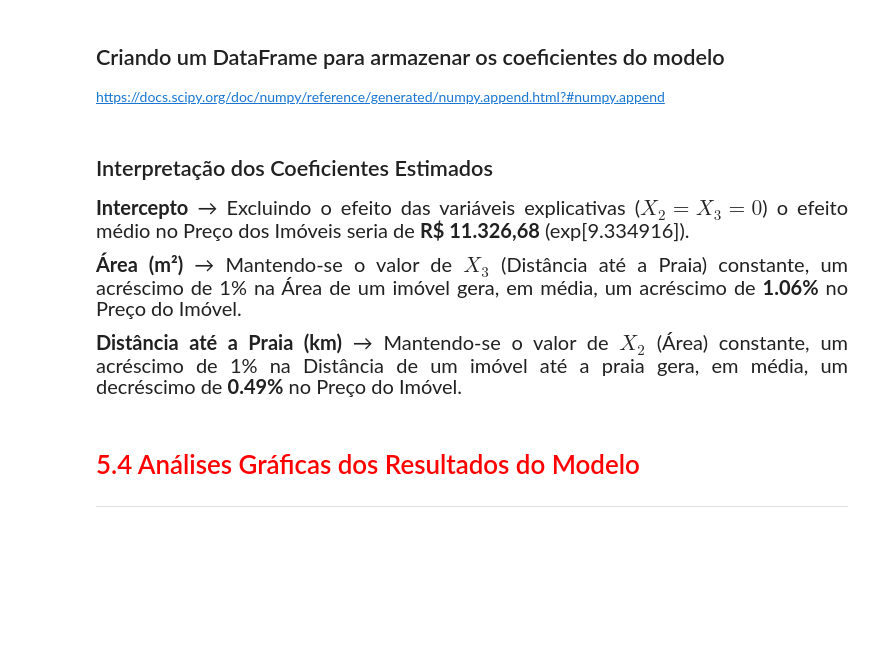
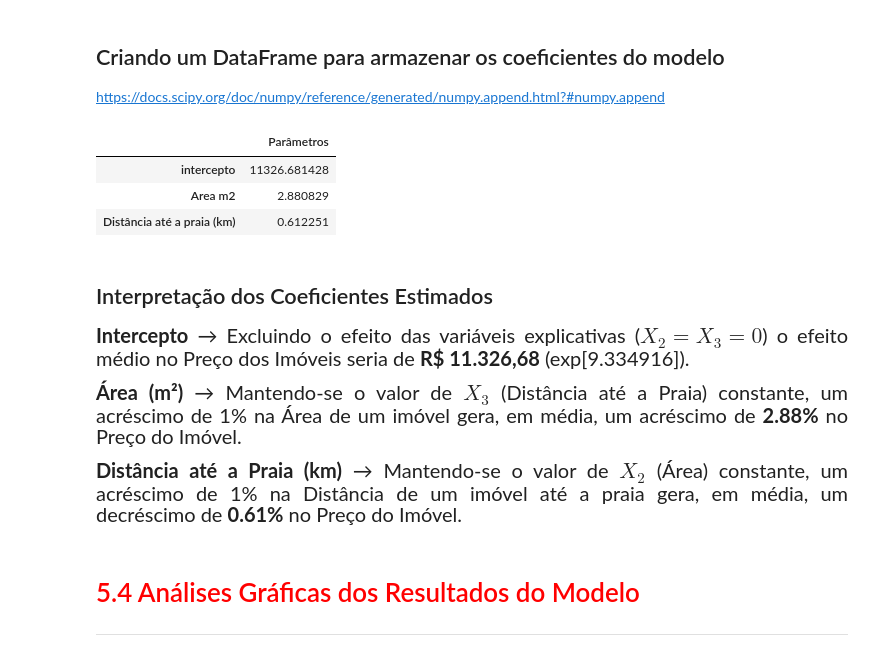
Before and after one commit to smcco94/DataAnalytics, a Jupyter notebook: Formação_Data_Sciency/Modulo_2/Regressao_Linear_Avançado/Projeto/Regressão Linear.ipynb, the cells around one changed output. Drawn from its saved outputs; the diff is of its cells as text; code cells hidden in the pictures; blank space fills up the shorter version.

```diff
--- a/Formação_Data_Sciency/Modulo_2/Regressao_Linear_Avançado/Projeto/Regressão Linear.ipynb
+++ b/Formação_Data_Sciency/Modulo_2/Regressao_Linear_Avançado/Projeto/Regressão Linear.ipynb
@@ -340,9 +446,18 @@ https://docs.scipy.org/doc/numpy-1.15.0/reference/generated/numpy.exp.html
 # %% [markdown]
 ## Criando uma lista com os nomes das variáveis do modelo
+# %%
+index = ['intercepto', 'Area m2', 'Distância até a praia (km)']
 # %% [markdown]
 ## Criando um DataFrame para armazenar os coeficientes do modelo
 
 https://docs.scipy.org/doc/numpy/reference/generated/numpy.append.html?#numpy.append
+# %%
+pd.DataFrame(data=np.append(np.exp(modelo.intercept_), np.exp(modelo.coef_)), index=index, columns=['Parâmetros'])
+# %% [output]
+|  | Parâmetros |
+| intercepto | 11326.681428 |
+| Area m2 | 2.880829 |
+| Distância até a praia (km) | 0.612251 |
 # %% [markdown]
 ## Interpretação dos Coeficientes Estimados
 
@@ -351,11 +466,11 @@ https://docs.scipy.org/doc/numpy/reference/generated/numpy.append.html?#numpy.ap
 </p>
 
 <p style='font-size: 20px; line-height: 2; margin: 10px 50px; text-align: justify;'>
-<b>Área (m²)</b> → Mantendo-se o valor de $X_3$ (Distância até a Praia) constante, um acréscimo de 1% na Área de um imóvel gera, em média, um acréscimo de <b>1.06%</b> no Preço do Imóvel.
+<b>Área (m²)</b> → Mantendo-se o valor de $X_3$ (Distância até a Praia) constante, um acréscimo de 1% na Área de um imóvel gera, em média, um acréscimo de <b>2.88%</b> no Preço do Imóvel.
 </p>
 
 <p style='font-size: 20px; line-height: 2; margin: 10px 50px; text-align: justify;'>
-<b>Distância até a Praia (km)</b> → Mantendo-se o valor de $X_2$ (Área) constante, um acréscimo de 1% na Distância de um imóvel até a praia gera, em média, um decréscimo de <b>0.49%</b> no Preço do Imóvel.
+<b>Distância até a Praia (km)</b> → Mantendo-se o valor de $X_2$ (Área) constante, um acréscimo de 1% na Distância de um imóvel até a praia gera, em média, um decréscimo de <b>0.61%</b> no Preço do Imóvel.
 </p>
 # %% [markdown]
 # <font color='red' style='font-size: 30px;'>5.4 Análises Gráficas dos Resultados do Modelo</font>
```
Also changed, not shown: parts of 31 cells of this notebook, 11 other files.
